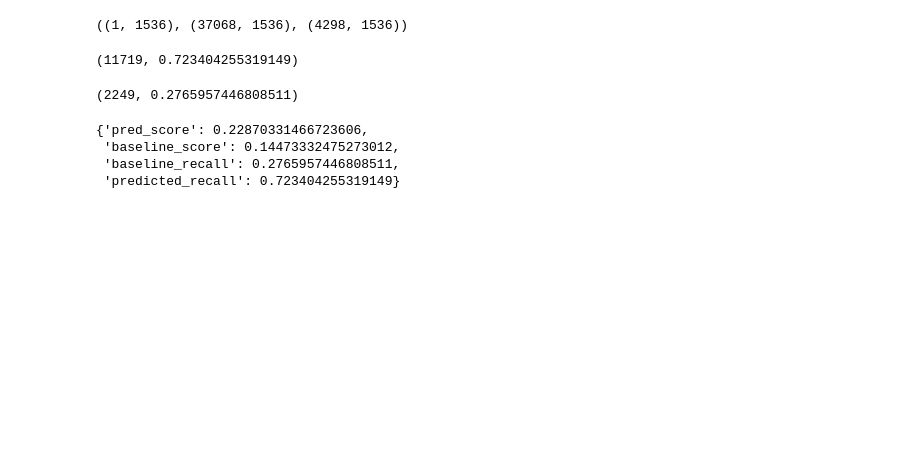
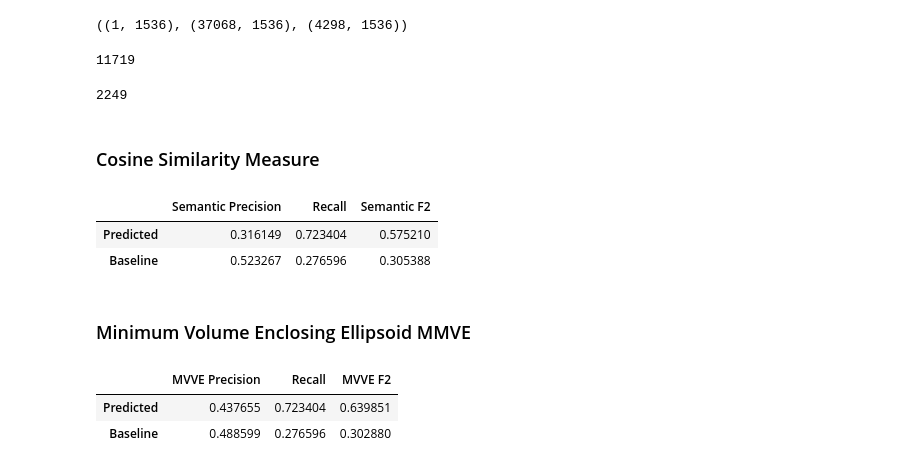
Before and after one commit to Mohammadsaknini/LitQEval, a Jupyter notebook: litQeval/eval.ipynb, the cells around one changed output. Cells and saved outputs as stored; diff of their text form; code cells hidden in the pictures; blank space fills up the shorter version.

```diff
--- a/litQeval/eval.ipynb
+++ b/litQeval/eval.ipynb
@@ -31,10 +34,9 @@ predicted_pubs["similarity"] = cosine_sim
 core_pubs_in_predicted = predicted_pubs[predicted_pubs["id"].isin(core_pubs)]
 threshold = core_pubs_in_predicted["similarity"].min()
 relevant_predicted_pubs = predicted_pubs[predicted_pubs["similarity"] >= threshold].copy()
-core_in_predicted_ratio = len(core_pubs_in_predicted) / len(core_pubs)
-relevant_predicted_pubs.shape[0], core_in_predicted_ratio
+relevant_predicted_pubs.shape[0]
 # %% [output]
-(11719, 0.723404255319149)
+11719
 # %%
 # baseline
 cosine_sim = cosine_similarity(core_mean_embedding, baseline_embeddings).flatten()
@@ -43,19 +45,28 @@ baseline_pubs["similarity"] = cosine_sim
 core_pubs_in_baseline = baseline_pubs[baseline_pubs["id"].isin(core_pubs)]
 threshold = core_pubs_in_baseline["similarity"].min()
 relevent_baseline_pubs = baseline_pubs[baseline_pubs["similarity"] >= threshold].copy()
-core_in_baseline_ratio = len(core_pubs_in_baseline) / len(core_pubs)
-relevent_baseline_pubs.shape[0], core_in_baseline_ratio
+relevent_baseline_pubs.shape[0]
 # %% [output]
-(2249, 0.2765957446808511)
+2249
+# %% [markdown]
+### Cosine Similarity Measure
 # %%
-# every element that is more similar than the least similar core publication is considered relevant
-pred_score = (relevant_predicted_pubs.shape[0] / predicted_pubs.shape[0]) * core_in_predicted_ratio
-baseline_score = (relevent_baseline_pubs.shape[0] / baseline_pubs.shape[0]) * core_in_baseline_ratio
 recall = evaluate_recall(core_pubs, baseline_pubs, predicted_pubs)
-
-{"pred_score": pred_score, "baseline_score": baseline_score, "baseline_recall": recall["baseline_recall"], "predicted_recall": recall["predicted_recall"]}
+# semnatic precision: every element that is more similar than the least similar core publication is considered relevant
+# relevant_predicted_pubs: publications that are more similar than the least similar core publication.
+pred_precision = relevant_predicted_pubs.shape[0] / predicted_pubs.shape[0] # total number of found publications
+baseline_precision = relevent_baseline_pubs.shape[0] / baseline_pubs.shape[0]
+pred_f2 = fscore(pred_precision, recall["predicted_recall"], 2)
+baseline_f2 = fscore(baseline_precision, recall["baseline_recall"], 2)
+df = pd.DataFrame({
+    "Semantic Precision": [pred_precision, baseline_precision],
+    "Recall": [recall["predicted_recall"], recall["baseline_recall"]],
+    "Semantic F2": [pred_f2, baseline_f2]
+}, index=["Predicted", "Baseline"])
+df
 # %% [output]
-{'pred_score': 0.22870331466723606,
- 'baseline_score': 0.14473332475273012,
- 'baseline_recall': 0.2765957446808511,
- 'predicted_recall': 0.723404255319149}
+|  | Semantic Precision | Recall | Semantic F2 |
+| Predicted | 0.316149 | 0.723404 | 0.575210 |
+| Baseline | 0.523267 | 0.276596 | 0.305388 |
+# %% [markdown]
+### Minimum Volume Enclosing Ellipsoid MMVE
@@ -61,0 +113,14 @@ recall = evaluate_recall(core_pubs, baseline_pubs, predicted_pubs)
+# %%
+mvve_prec_baseline = base_is_inside.sum() / len(base_is_inside)
+mvve_prec_predicted = predicted_is_inside.sum() / len(predicted_is_inside)
+
+mvve_df = pd.DataFrame({
+    "MVVE Precision": [mvve_prec_predicted, mvve_prec_baseline],
+    "Recall": [recall["predicted_recall"], recall["baseline_recall"]],
+    "MVVE F2": [fscore(mvve_prec_predicted, recall["predicted_recall"], 2), fscore(mvve_prec_baseline, recall["baseline_recall"], 2)]
+}, index=["Predicted", "Baseline"])
+mvve_df
+# %% [output]
+|  | MVVE Precision | Recall | MVVE F2 |
+| Predicted | 0.437655 | 0.723404 | 0.639851 |
+| Baseline | 0.488599 | 0.276596 | 0.302880 |
```
Also changed, not shown: parts of 5 cells of this notebook, 3 other files.
